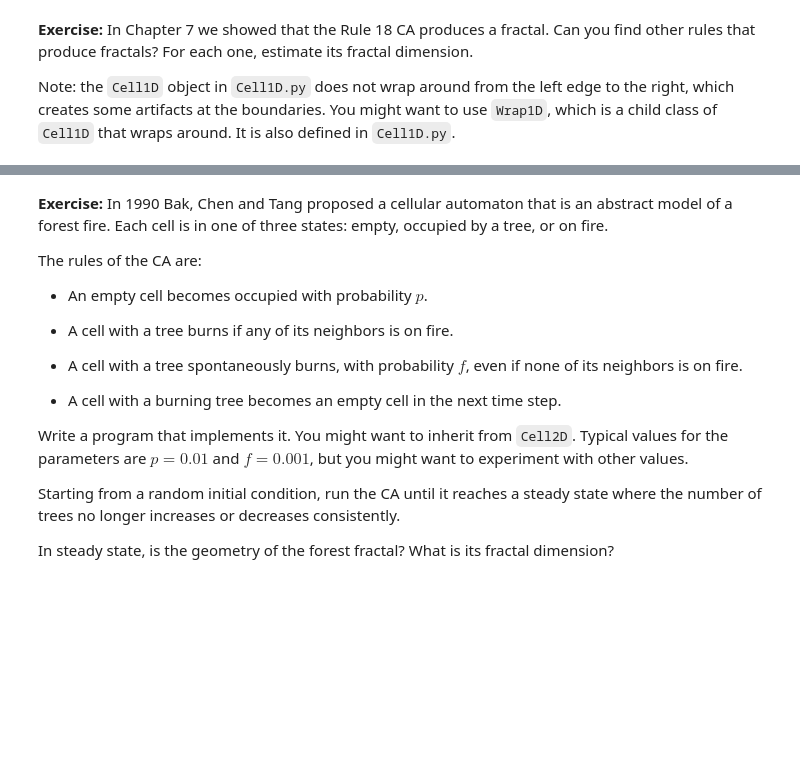
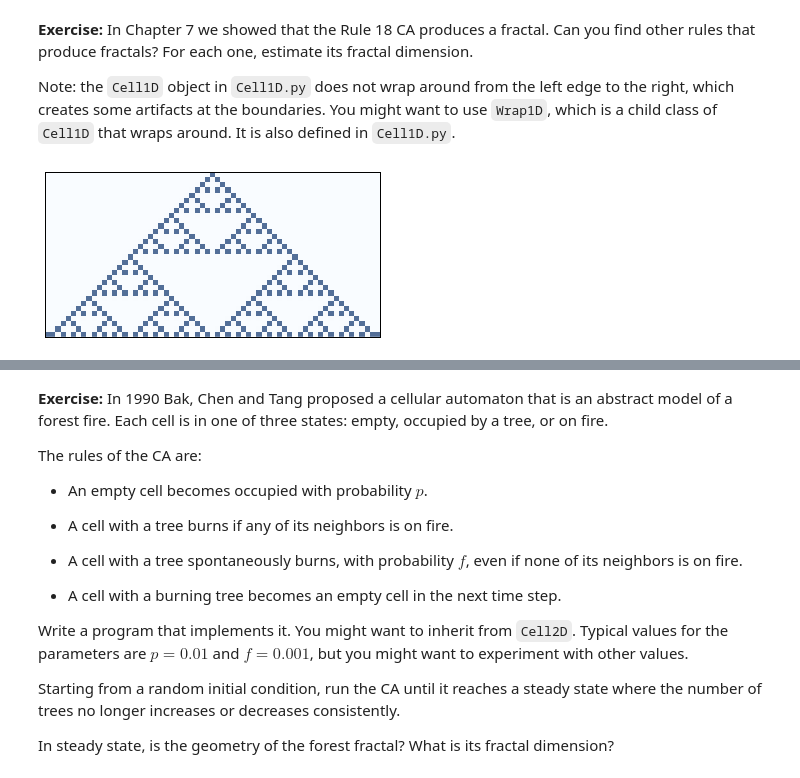
Before and after one commit to AllenDowney/ThinkComplexity2, a Jupyter notebook: code/chap07.ipynb, the cells around one changed output, grey strips where cells are left out. Cells and saved outputs as stored; diff of their text form; code cells hidden in the pictures; blank space fills up the shorter version.

```diff
--- a/code/chap07.ipynb
+++ b/code/chap07.ipynb
@@ -760,0 +751,12 @@ Note: the `Cell1D` object in `Cell1D.py` does not wrap around from the left edge
+# %%
+from Cell1D import Wrap1D
+def draw_ca_wrap(rule, n=32):
+    ca = Wrap1D(rule, n)
+    ca.start_single()
+    ca.loop(n-1)
+    viewer = Cell1DViewer(ca)
+    viewer.draw()
+# %%
+draw_ca_wrap(18)
+# %% [output]
+[figure, added]
```
Also changed, not shown: parts of 59 cells of this notebook, 1 other file.
